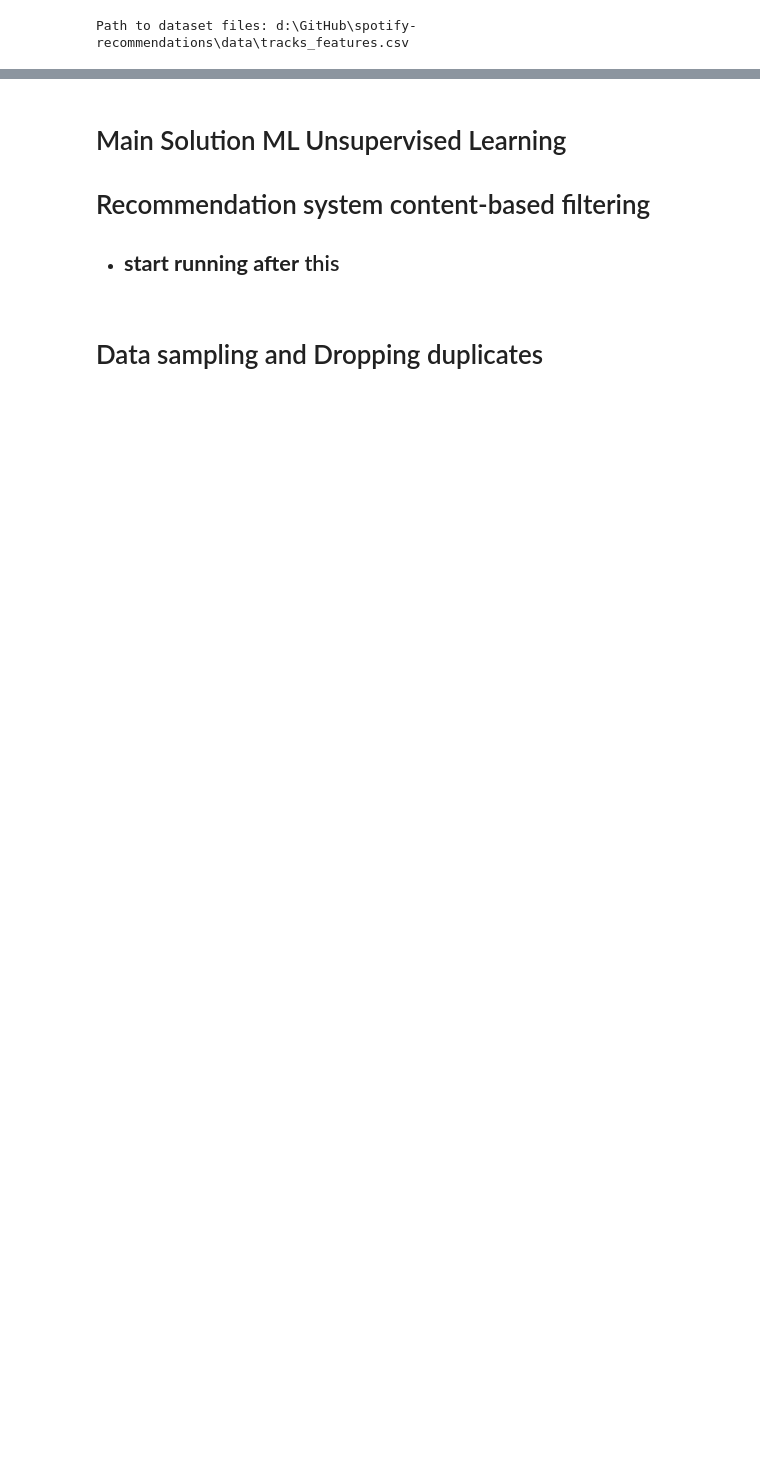
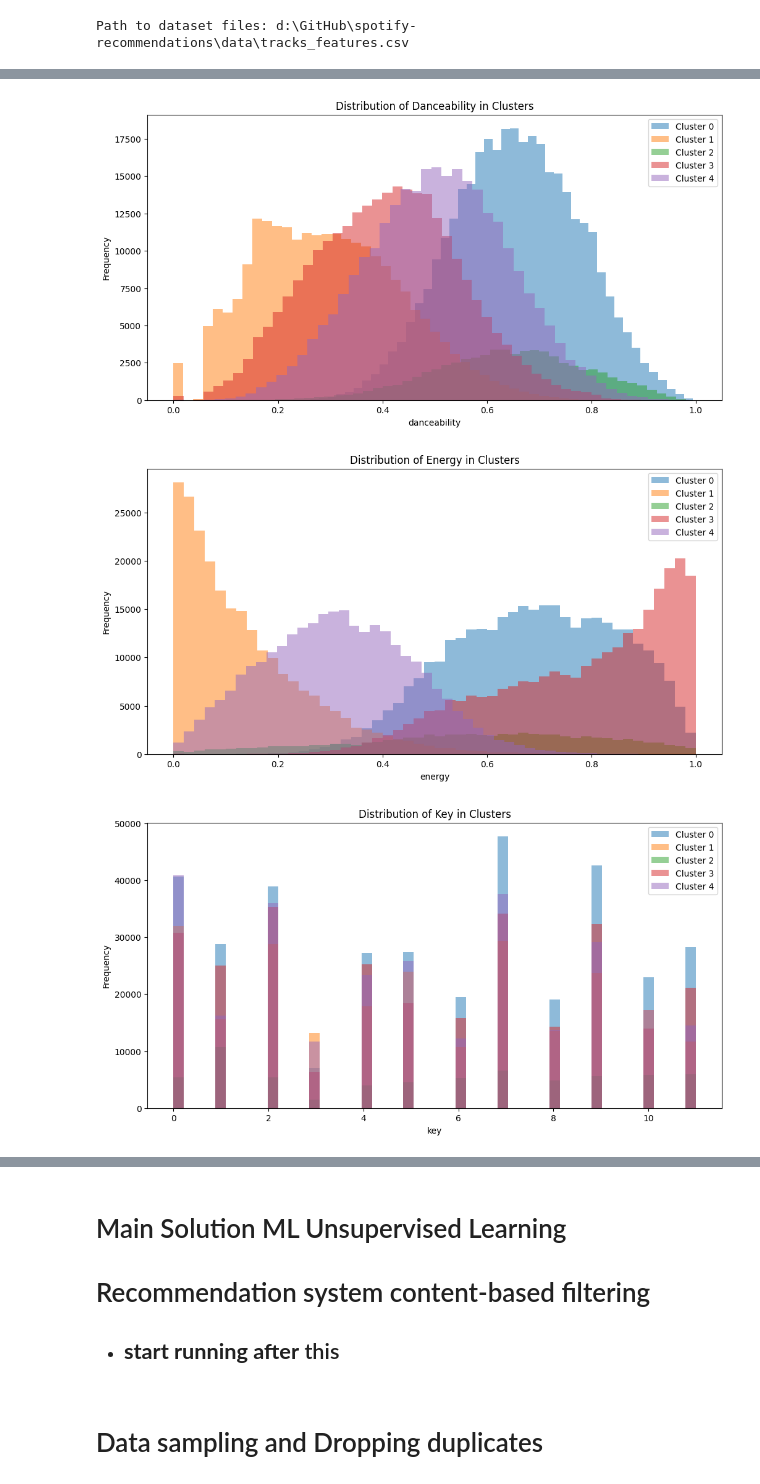
Before and after one commit to Nukaze/spotify-recommendations, a Jupyter notebook: Spotify_Recommendation_CosineSim.ipynb, the cells around one changed output, grey strips where cells are left out. Saved outputs shown, nothing was run; the diff lists cells and outputs as text; code cells hidden in the pictures; blank space fills up the shorter version.

```diff
--- a/Spotify_Recommendation_CosineSim.ipynb
+++ b/Spotify_Recommendation_CosineSim.ipynb
@@ -90,37 +110,40 @@ from sklearn.preprocessing import StandardScaler
 import matplotlib.pyplot as plt
 
 # Load the dataset
-file_path = '/kaggle/input/spotify-12m-songs/tracks_features.csv'
-dft = pd.read_csv(file_path)
+dft = pd.read_csv(datasetPath)
 
 # Select key features for clustering
 key_features_interesting = [
     'danceability', 'energy', 'key', 'loudness', 'speechiness',
     'acousticness', 'instrumentalness', 'liveness', 'valence', 'tempo'
 ]
 
 # Extract the selected features
 X = dft[key_features_interesting]
 
 # Standardize the features
 scaler = StandardScaler()
 X_scaled = scaler.fit_transform(X)
 
 # Determine the number of clusters (you may need to choose an appropriate value)
 num_clusters = 5
 
 # Apply k-means clustering
 kmeans = KMeans(n_clusters=num_clusters, random_state=42, n_init=10)  # any value you prefer
 dft['cluster'] = kmeans.fit_predict(X_scaled)
 
 # Visualize the clusters (you may need to adjust for the number of features)
 for feature in key_features_interesting:
     plt.figure(figsize=(12, 6))
     for cluster in range(num_clusters):
         cluster_data = dft[dft['cluster'] == cluster]
         plt.hist(cluster_data[feature], bins=50, alpha=0.5, label=f'Cluster {cluster}')
     plt.title(f'Distribution of {str(feature).capitalize()} in Clusters')
     plt.xlabel(feature)
     plt.ylabel('Frequency')
     plt.legend()
     plt.show()
+# %% [output]
+[figure, added]
+[figure, added]
+[figure, added]
```
Also changed, not shown: parts of 11 cells of this notebook.
